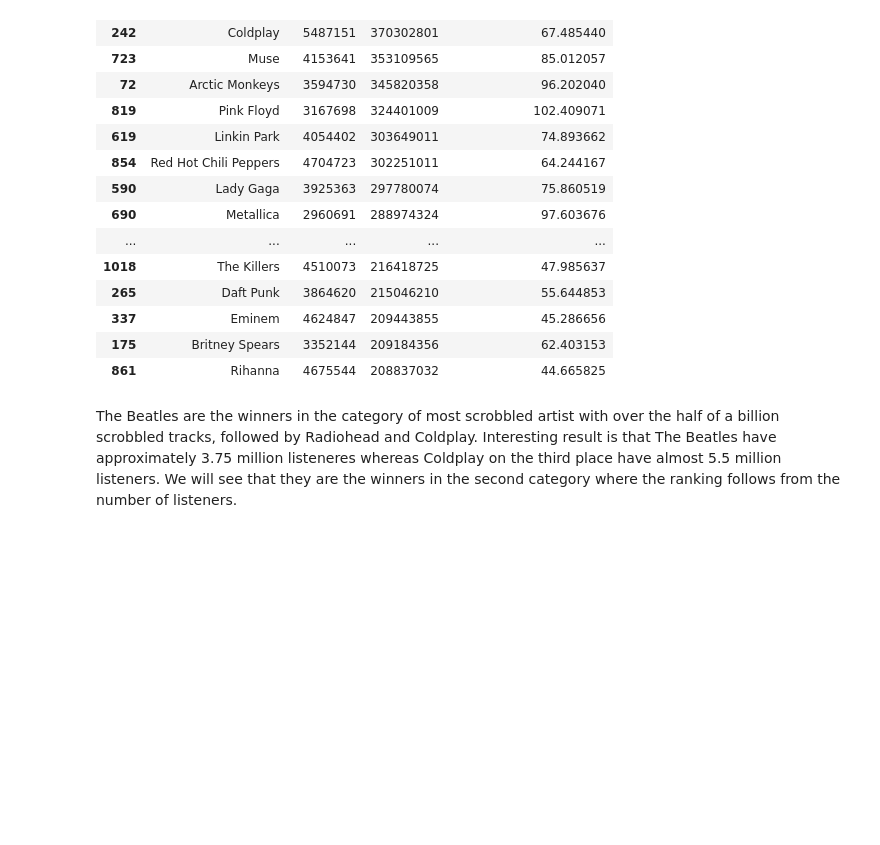
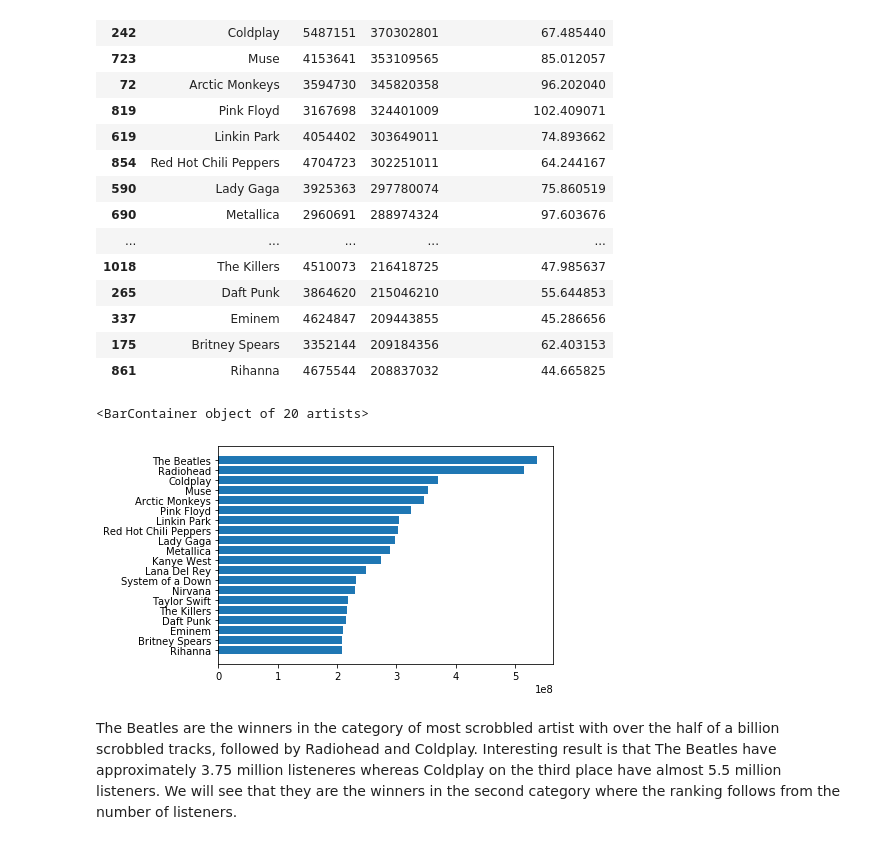
Before and after one commit to petrpham/ScrobblIES, a Jupyter notebook: 3_Analyse.ipynb, the cells around one changed output. Cells and saved outputs as stored; diff of their text form; code cells hidden in the pictures; blank space fills up the shorter version.

```diff
--- a/3_Analyse.ipynb
+++ b/3_Analyse.ipynb
@@ -47,14 +51,26 @@ class Analyzer:
         else:
             return print('Unfortunately couldn\'t sorted the dataframe as you wish. Please choose one of the following:\n"Scrobbles"\n"Listeners"\n"SpL"\nThank you!')
 
-    def showMeCountrySpecificArtist(self, cntry):
-        countryArtists = self.df[self.df['Country'] == cntry ]['Artist']
-        nonCountryArtists = self.df[self.df['Country'] != cntry ]['Artist']
-        for artist in list(countryArtists):
-            if artist in list(nonCountryArtists):
+    def plotIt(self, whatToPlot, byWhat = 'Scrobbles'):
+        '''
+        Creates the basic Bar plot of listeners for a given set.
+        '''
+        if byWhat == 'SpL':
+            byWhat = 'Scrobbles per Listener'
+        plot1 = whatToPlot.sort_values(by = byWhat)
+        return pyplot.barh(plot1['Artist'], width = plot1[byWhat], align = 'center')
+
+    def showMeCountrySpecifics(self, cntry, typ = 'Artist'):
+        '''
+        Shows the specific values (Artist or Tracks) which appear in Top 100 only in one country.
+        '''
+        cA = self.df[self.df['Country'] == cntry ][typ]
+        nonCA = self.df[self.df['Country'] != cntry ][typ]
+        for a in list(cA):
+            if a in list(nonCA):
                 pass
             else:
-                print(artist)
+                print(a)
 # %%
 df = pd.read_csv('artist_info.csv', sep = ',')
 df = df.drop(columns = ['Unnamed: 0'], axis = 1)
@@ -98,6 +114,11 @@ newA.showMeTheTopArtists(20)
 | 337 | Eminem | 4624847 | 209443855 | 45.286656 |
 | 175 | Britney Spears | 3352144 | 209184356 | 62.403153 |
 | 861 | Rihanna | 4675544 | 208837032 | 44.665825 |
+# %%
+newA.plotIt(whatToPlot = newA.showMeTheTopArtists(20), byWhat = 'Scrobbles')
+# %% [output]
+<BarContainer object of 20 artists>
+[figure, added]
 # %% [markdown]
 The Beatles are the winners in the category of most scrobbled artist with over the half of a billion scrobbled tracks, followed by Radiohead and Coldplay. Interesting result is that The Beatles have approximately 3.75 million listeneres whereas Coldplay on the third place have almost 5.5 million listeners. We will see that they are the winners in the second category where the ranking follows from the number of listeners.
 # %% [markdown]
```
Also changed, not shown: parts of 24 cells of this notebook.
